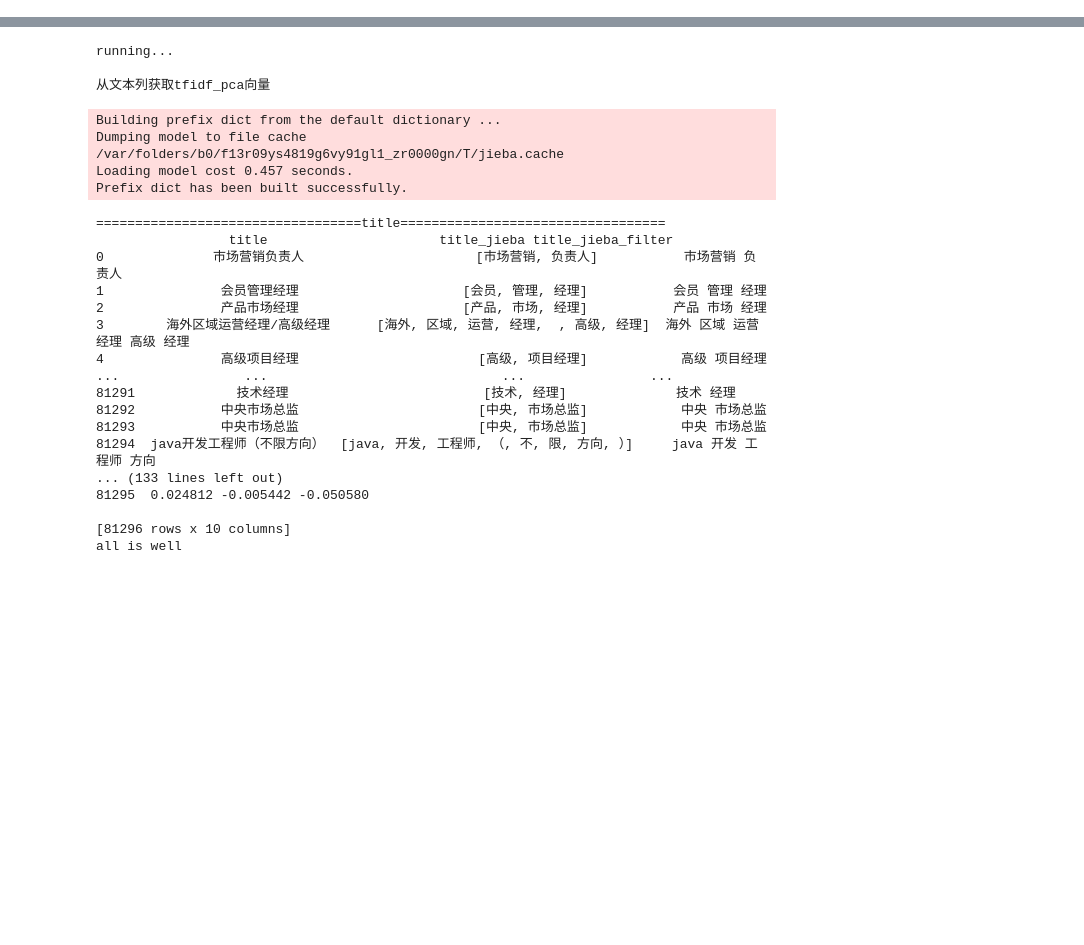
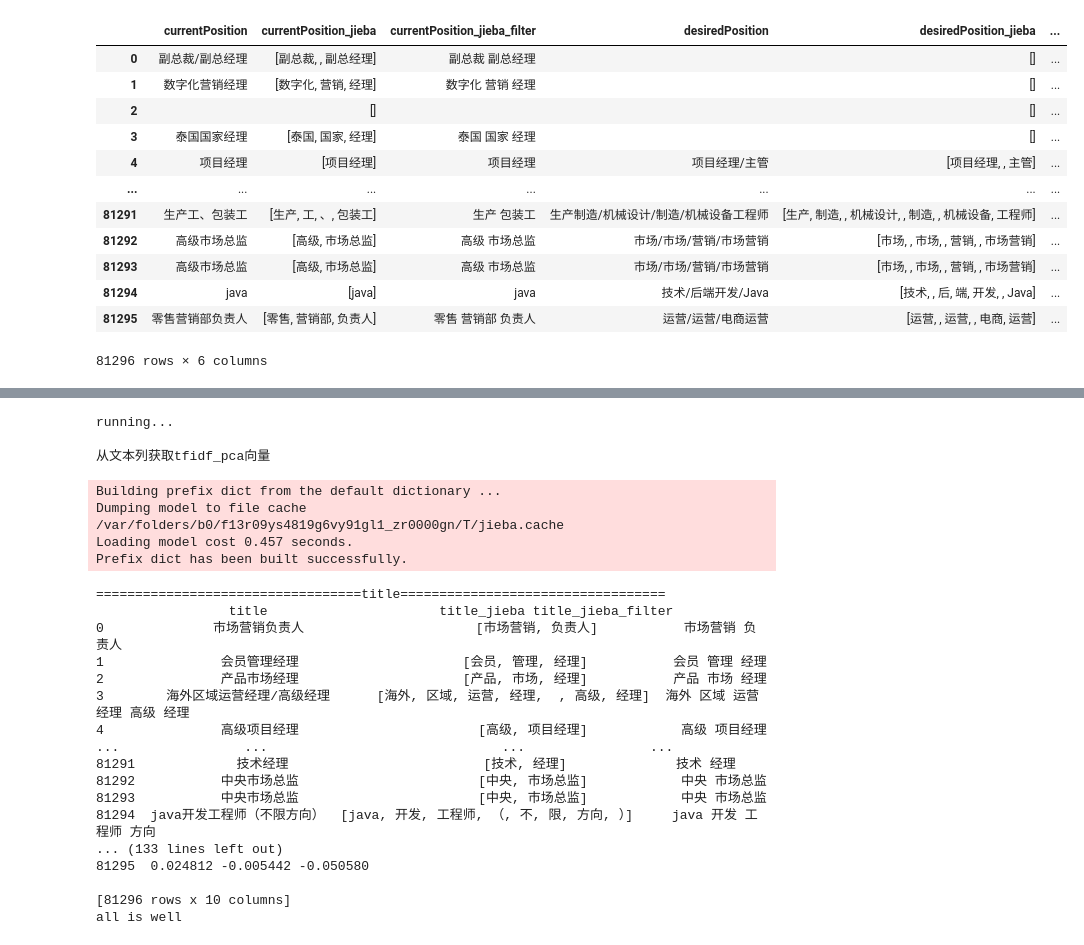
Before and after one commit to slowisfast2030/golden_data, a Jupyter notebook: thu_tfidf_pca_last.ipynb, the cells around one changed output, grey strips where cells are left out. Drawn from its saved outputs; the diff is of its cells as text; code cells hidden in the pictures; blank space fills up the shorter version.

```diff
--- a/thu_tfidf_pca_last.ipynb
+++ b/thu_tfidf_pca_last.ipynb
@@ -0,0 +260,16 @@
+# %%
+df[['currentPosition', 'currentPosition_jieba', 'currentPosition_jieba_filter']+['desiredPosition', 'desiredPosition_jieba', 'desiredPosition_jieba_filter']]
+# %% [output]
+|  | currentPosition | currentPosition_jieba | currentPosition_jieba_filter | desiredPosition | desiredPosition_jieba | ... |
+| 0 | 副总裁/副总经理 | [副总裁, , 副总经理] | 副总裁 副总经理 |  | [] | ... |
+| 1 | 数字化营销经理 | [数字化, 营销, 经理] | 数字化 营销 经理 |  | [] | ... |
+| 2 |  | [] |  |  | [] | ... |
+| 3 | 泰国国家经理 | [泰国, 国家, 经理] | 泰国 国家 经理 |  | [] | ... |
+| 4 | 项目经理 | [项目经理] | 项目经理 | 项目经理/主管 | [项目经理, , 主管] | ... |
+| ... | ... | ... | ... | ... | ... | ... |
+| 81291 | 生产工、包装工 | [生产, 工, 、, 包装工] | 生产 包装工 | 生产制造/机械设计/制造/机械设备工程师 | [生产, 制造, , 机械设计, , 制造, , 机械设备, 工程师] | ... |
+| 81292 | 高级市场总监 | [高级, 市场总监] | 高级 市场总监 | 市场/市场/营销/市场营销 | [市场, , 市场, , 营销, , 市场营销] | ... |
+| 81293 | 高级市场总监 | [高级, 市场总监] | 高级 市场总监 | 市场/市场/营销/市场营销 | [市场, , 市场, , 营销, , 市场营销] | ... |
+| 81294 | java | [java] | java | 技术/后端开发/Java | [技术, , 后, 端, 开发, , Java] | ... |
+| 81295 | 零售营销部负责人 | [零售, 营销部, 负责人] | 零售 营销部 负责人 | 运营/运营/电商运营 | [运营, , 运营, , 电商, 运营] | ... |
+81296 rows × 6 columns
```
Also changed, not shown: parts of 5 cells of this notebook, 1 other file.
